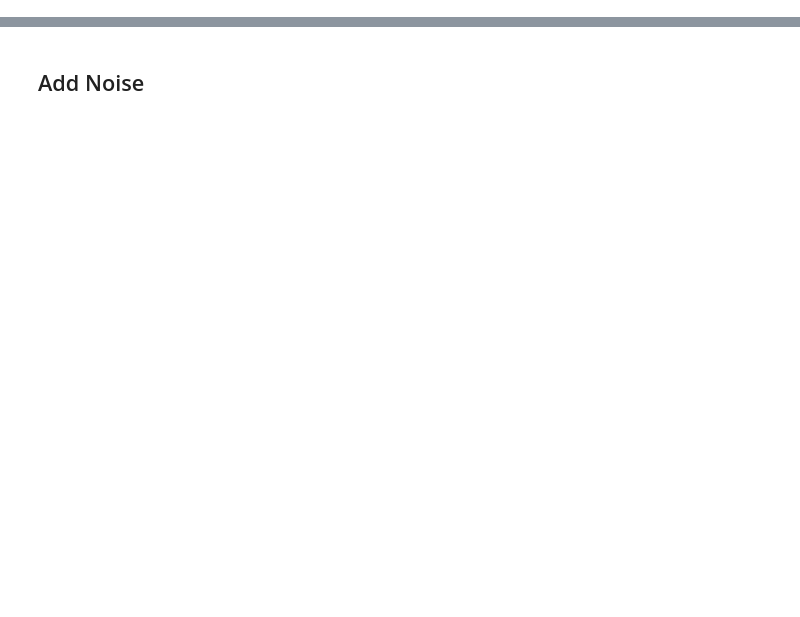
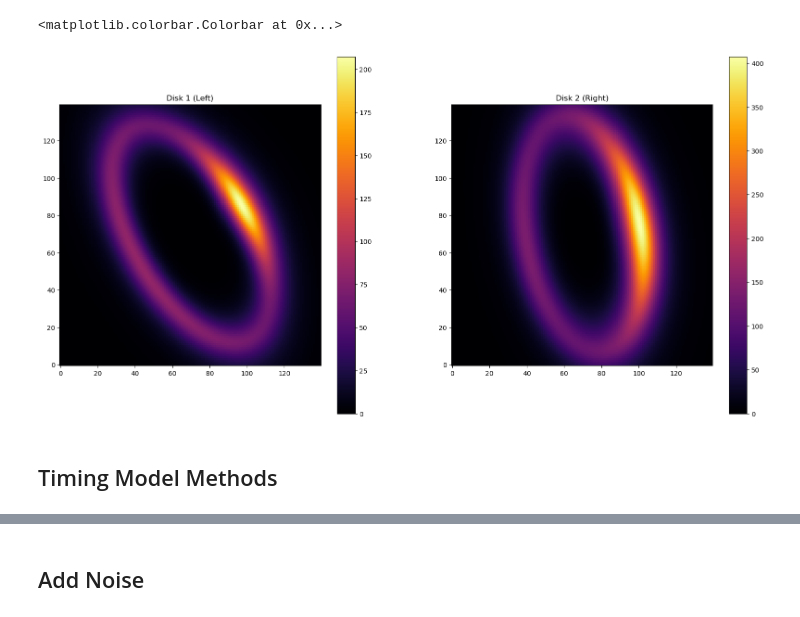
Before and after one commit to mihir-r-kondapalli/GRaTeR-JAX, a Jupyter notebook: Disk_Jaxed.ipynb, the cells around one changed output, grey strips where cells are left out. Cells and saved outputs as stored; diff of their text form; code cells hidden in the pictures; blank space fills up the shorter version.

```diff
--- a/Disk_Jaxed.ipynb
+++ b/Disk_Jaxed.ipynb
@@ -36,0 +62,15 @@ disk_params2['sma'] = 40. #This is the semi-major axis of the model in astronomi
+# %%
+fig, axes = plt.subplots(1,2, figsize=(20,10))
+
+im = axes[0].imshow(disk_image1, origin='lower', cmap='inferno')
+axes[0].set_title("Disk 1 (Left)")
+plt.colorbar(im,ax=axes[0])
+
+im = axes[1].imshow(disk_image2, origin='lower', cmap='inferno')
+axes[1].set_title("Disk 2 (Right)")
+plt.colorbar(im,ax=axes[1])
+# %% [output]
+<matplotlib.colorbar.Colorbar at 0x...>
+[figure, added]
+# %% [markdown]
+## Timing Model Methods
```
Also changed, not shown: parts of 30 cells of this notebook, 1 other file.
